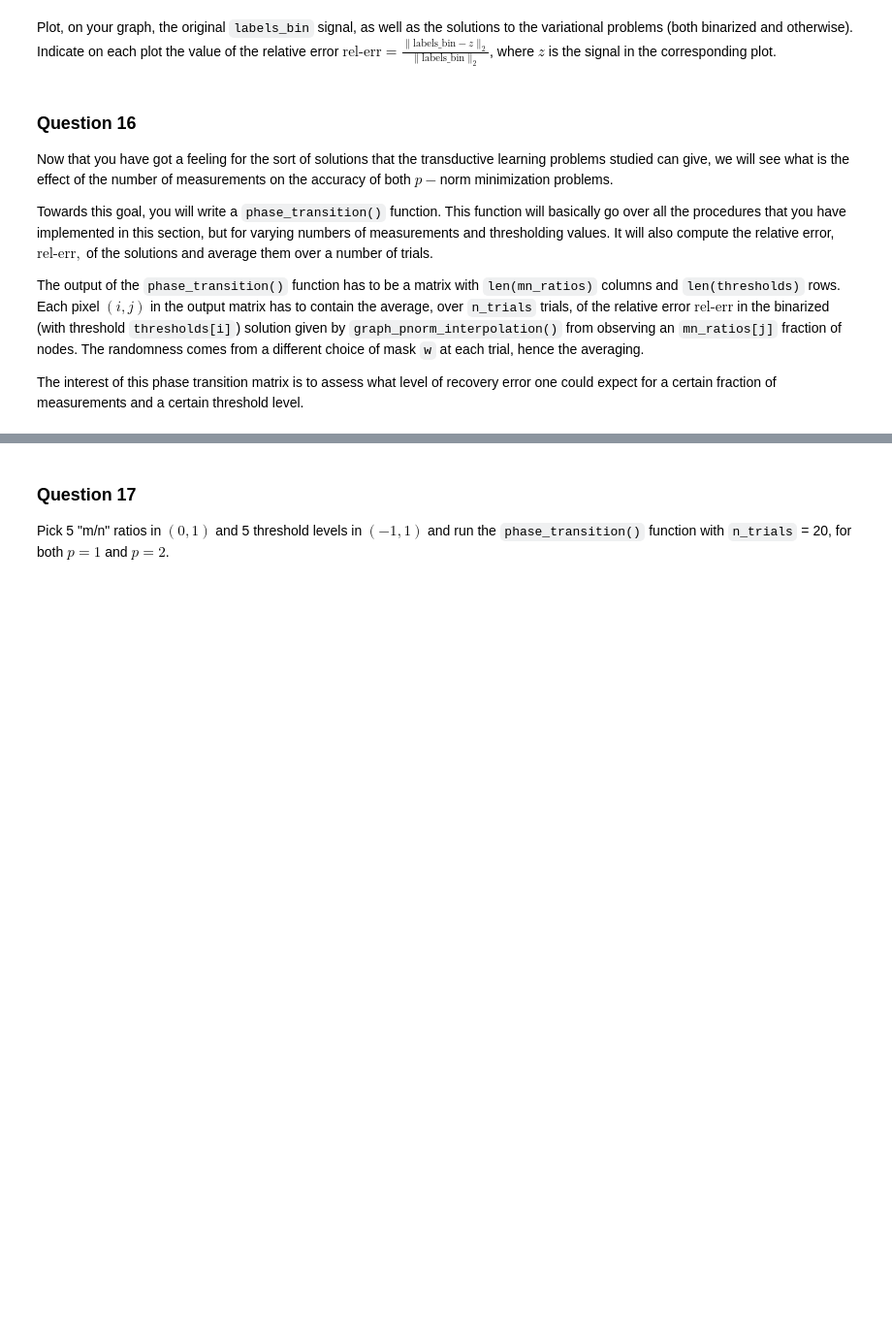
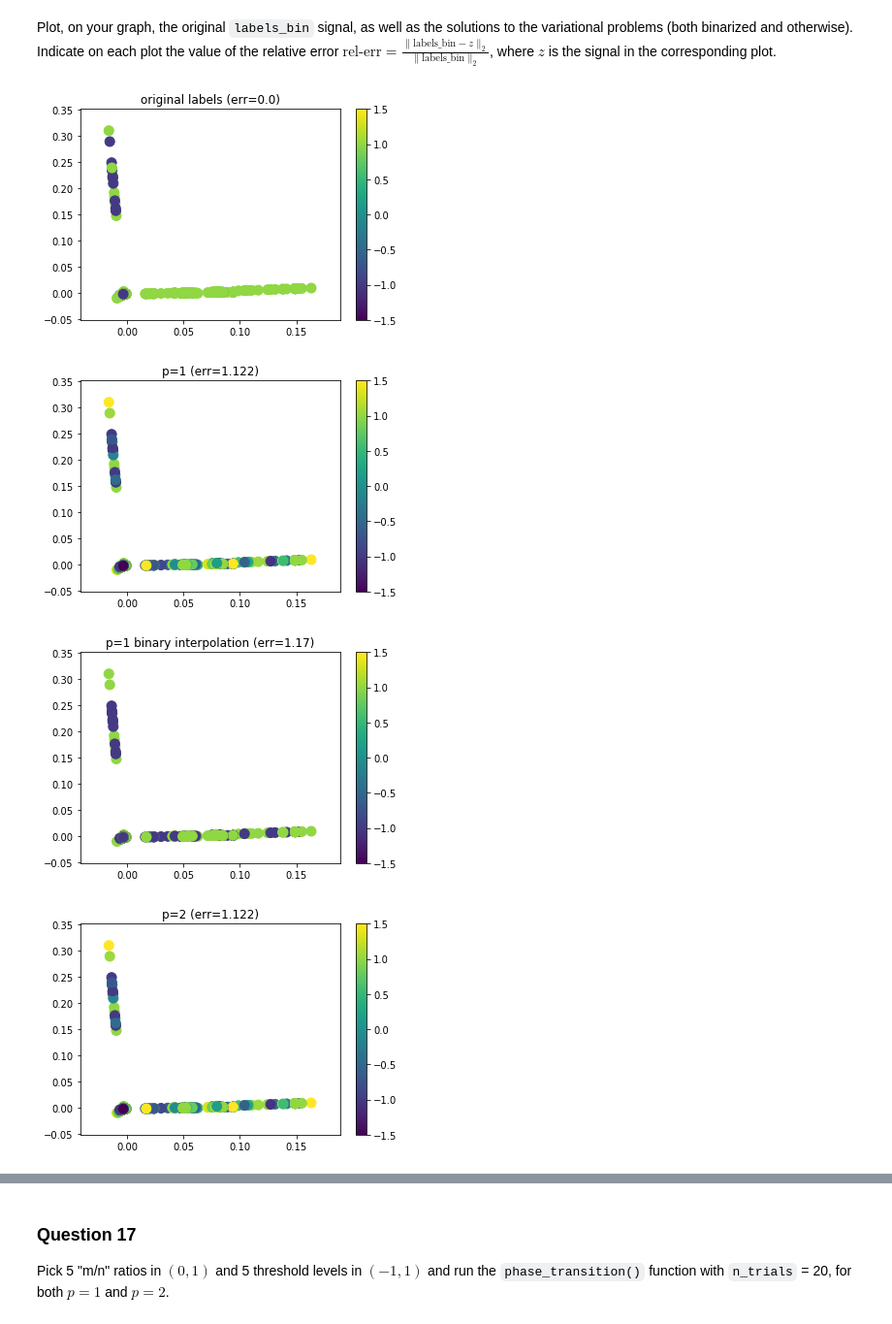
Before and after one commit to dsalathe/group_ntds, a Jupyter notebook: 4_graph_signal_processing.ipynb, the cells around one changed output, grey strips where cells are left out. Shown at 97% size. Saved outputs shown, nothing was run; the diff lists cells and outputs as text; code cells hidden in the pictures; blank space fills up the shorter version.

```diff
--- a/4_graph_signal_processing.ipynb
+++ b/4_graph_signal_processing.ipynb
@@ -620,14 +620,10 @@ Compute also binarized versions of these solutions by thresholding the values wi
 # %%
 
 x0 = np.random.randn(grad_c.shape[1])
+
 sol_1norm_min = graph_pnorm_interpolation(sparse.csr_matrix(grad_c), P, x0=x0, p=1)
-
 sol_2norm_min = graph_pnorm_interpolation(sparse.csr_matrix(grad_c), P, x0=x0, p=2)
 
-threshold = 0
-
-
-# already defined above, but copied for clarity
 def binarize(arr, threshold = 0):
     b =  arr.copy()
     mask = b < threshold
@@ -636,7 +632,6 @@ def binarize(arr, threshold = 0):
     b[not_mask] = 1
     return b
 
-sol_1norm_bin = binarize(sol_1norm_min, threshold)
-
-sol_2norm_bin = binarize(sol_2norm_min, threshold)
+sol_1norm_bin = binarize(sol_1norm_min)
+sol_2norm_bin = binarize(sol_2norm_min)
 # %% [output]
@@ -649,12 +644,25 @@ Solution found after 200 iterations:
 # %% [markdown]
 Plot, on your graph, the original `labels_bin` signal, as well as the solutions to the variational problems (both binarized and otherwise). Indicate on each plot the value of the relative error $\text{rel-err} = \frac{\|\text{labels_bin} - z\|_2}{\|\text{labels_bin}\|_2}$, where $z$ is the signal in the corresponding plot.
-# %% [markdown]
-### Question 16
-
-Now that you have got a feeling for the sort of solutions that the transductive learning problems studied can give, we will see what is the effect of the number of measurements on the accuracy of both $p-$norm minimization problems.
-
-Towards this goal, you will write a `phase_transition()` function. This function will basically go over all the procedures that you have implemented in this section, but for varying numbers of measurements and thresholding values. It will also compute the relative error, $\text{rel-err},$ of the solutions and average them over a number of trials.
-
-The output of the `phase_transition()` function has to be a matrix with `len(mn_ratios)` columns and `len(thresholds)` rows. Each pixel $(i,j)$ in the output matrix has to contain the average, over `n_trials` trials, of the relative error $\text{rel-err}$ in the binarized (with threshold `thresholds[i]`) solution given by `graph_pnorm_interpolation()` from observing an `mn_ratios[j]` fraction of nodes. The randomness comes from a different choice of mask `w` at each trial, hence the averaging.
-
-The interest of this phase transition matrix is to assess what level of recovery error one could expect for a certain fraction of measurements and a certain threshold level.
+# %%
+
+
+err_base = round(rel_err(labels_bin), 3)
+
+graph1.plot_signal(labels, limits=[-1.5,1.5], plot_name = "original labels (err=" + str(err_base) + ")")
+
+err_1 = round(rel_err(sol_1norm_min), 3)
+graph1.plot_signal(sol_1norm_min, limits=[-1.5,1.5], plot_name = "p=1 (err=" + str(err_1) + ")")
+
+err_1b = round(rel_err(sol_1norm_bin), 3)
+graph1.plot_signal(sol_1norm_bin, limits=[-1.5,1.5], plot_name = "p=1 binary interpolation (err=" + str(err_1b) + ")")
+
+err_2 = round(rel_err(sol_2norm_min), 3)
+graph1.plot_signal(sol_2norm_min, limits=[-1.5,1.5], plot_name = "p=2 (err=" + str(err_2) + ")")
+
+err_2b = round(rel_err(sol_2norm_bin), 3)
+graph1.plot_signal(sol_2norm_bin, limits=[-1.5,1.5], plot_name = "p=2 binary interpolation (err=" + str(err_2b) + ")")
+# %% [output]
+[figure, added]
+[figure, added]
+[figure, added]
+[figure, added]
```
Also changed, not shown: parts of 17 cells of this notebook.
